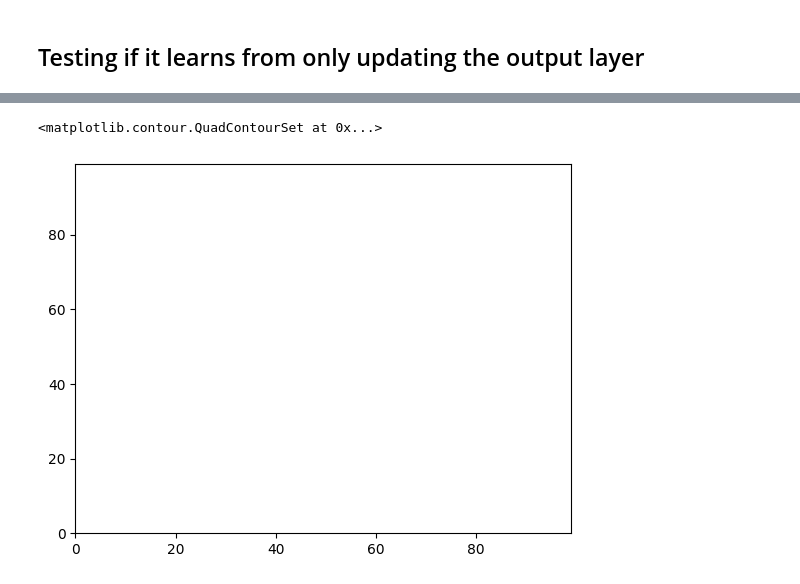
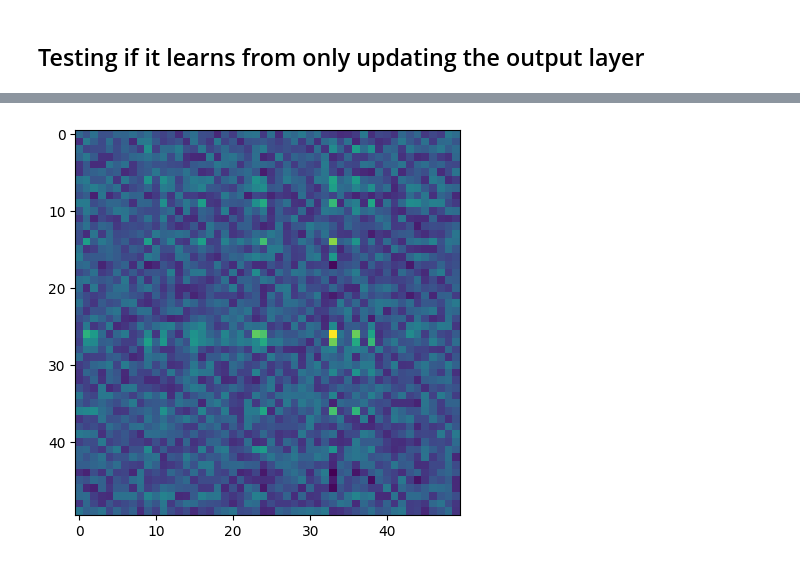
Before and after one commit to magnushelliesen/neural-network, a Jupyter notebook: neural-network.ipynb, the cells around one changed output, grey strips where cells are left out. Saved outputs shown, nothing was run; the diff lists cells and outputs as text; code cells hidden in the pictures.

```diff
--- a/neural-network.ipynb
+++ b/neural-network.ipynb
@@ -38,9 +40,11 @@ data = (*type1_data, *type2_data)
 # Let's train it
 for _ in range(50):
     nn.train(data, 0.01)
-# %%
-plt.contour(nn.weights[1])
-# %% [output]
-<matplotlib.contour.QuadContourSet at 0x...>
-[figure, removed]
+# %%
+# Heatmap of weights between hidden layer after training
+plt.figure(figsize=(5, 5))
+plt.imshow(nn.weights[1])
+plt.show()
+# %% [output]
+[figure, added]
 # %%
```
Also changed, not shown: parts of 9 cells of this notebook, 1 other file.
